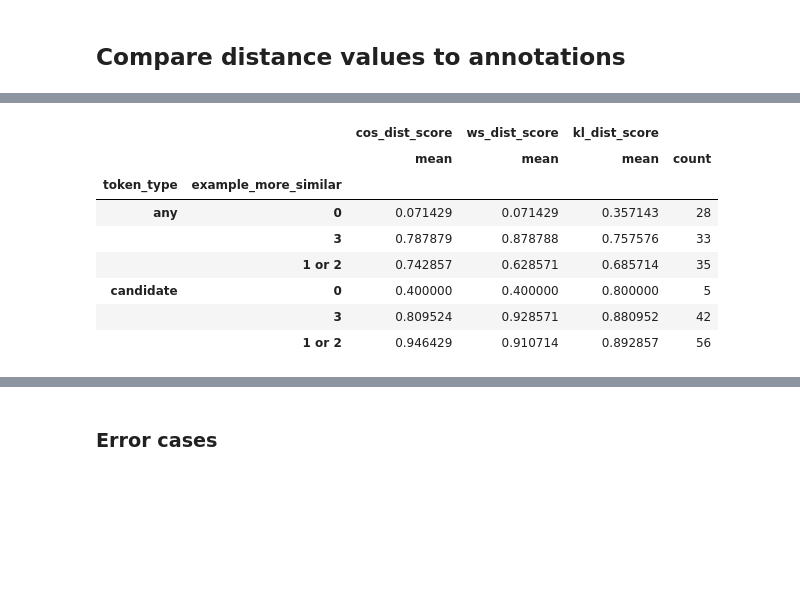
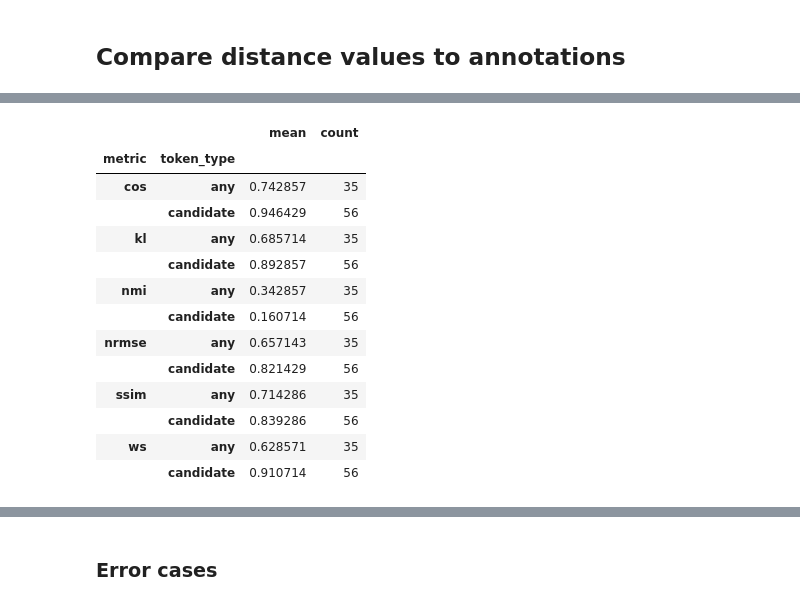
Before and after one commit to dsaynova/rome, a Jupyter notebook: notebooks/similarity_investigations_eval.ipynb, the cells around one changed output, grey strips where cells are left out. Cells and saved outputs as stored; diff of their text form; code cells hidden in the pictures; blank space fills up the shorter version.

```diff
--- a/notebooks/similarity_investigations_eval.ipynb
+++ b/notebooks/similarity_investigations_eval.ipynb
@@ -34,6 +34,26 @@ queries.head()
 | 4 | Alexandra | 0.032304 | Canada | 1.0 | 0.000007 | 4640.0 | 4.0 | ... |
 # %% [markdown]
 ## Calculate distance values
+# %%
+from skimage.metrics import structural_similarity, normalized_root_mse, normalized_mutual_information
+
+def get_ssim_dist(lama_scores, scores):
+    #ssim of 1 means completely similar, 0 dissimilar?
+    return 1-structural_similarity(im1=np.expand_dims(lama_scores, axis=2),
+                                   im2=np.expand_dims(scores, axis=2),
+                                   win_size=1,
+                                   data_range=1,
+                                   gaussian_weights=True,
+                                   sigma=1.5,
+                                   use_sample_covariance=False
+                                  )
+
+def get_norm_root_mse(lama_scores, scores):
+    return normalized_root_mse(image_true=np.expand_dims(lama_scores, axis=2), image_test=np.expand_dims(scores, axis=2))
+
+def get_norm_mutual_info(lama_scores, scores):
+    # 1 - perfectly uncorrelated and 2 - perfectly correlated
+    return normalized_mutual_information(image0=np.expand_dims(lama_scores, axis=2), image1=np.expand_dims(scores, axis=2))
 # %%
 def get_cos_dist(lama_scores, scores):
     lama_scores = np.nan_to_num(lama_scores/np.linalg.norm(lama_scores, axis=1)[:, np.newaxis])
@@ -173,6 +192,6 @@ annotated_data
 # %% [markdown]
 ## Compare distance values to annotations
 # %%
-acc_data = annotated_data.copy()
+acc_data = data.copy()
 acc_data.head()
 # %% [output]
@@ -185,7 +219,5 @@ acc_data.head()
 # %%
-cos_dist_mean = 0.0155
-ws_dist_mean = 0.0011
-kl_dist_mean = 0.0728
+means = {key: acc_data[acc_data.metric==key][["ex1", "ex2"]].mean().mean() for key in dist_metrics}
 
 def get_dist_accuracy(dist_1, dist_2, label, mean_dist):
     if label == 1:
@@ -199,8 +231,15 @@ def get_dist_accuracy(dist_1, dist_2, label, mean_dist):
     else:
         raise Exception("Annotated score not valid.")
 # %%
-acc_data["cos_dist_score"] = acc_data.apply(lambda row: get_dist_accuracy(row.cos_dist_ex1, row.cos_dist_ex2, row.example_more_similar, cos_dist_mean), axis=1)
-acc_data["ws_dist_score"] = acc_data.apply(lambda row: get_dist_accuracy(row.ws_dist_ex1, row.ws_dist_ex2, row.example_more_similar, ws_dist_mean), axis=1)
-acc_data["kl_dist_score"] = acc_data.apply(lambda row: get_dist_accuracy(row.kl_dist_ex1, row.kl_dist_ex2, row.example_more_similar, kl_dist_mean), axis=1)
+acc_data["score"] = None
+for key in dist_metrics:
+    key_mask = acc_data.metric==key
+    acc_data.loc[key_mask, "score"] = acc_data[key_mask].apply(lambda row: get_dist_accuracy(row.ex1,
+                                                                                                                 row.ex2,
+                                                                                                                 row.example_more_similar,
+                                                                                                                 means[key]),
+                                                                                   axis=1
+                                                                                  )
+acc_data["score"] = acc_data.score.astype("float")
 acc_data.head()
 # %% [output]
@@ -220,14 +269,19 @@ acc_data[["token_type", "cos_dist_score", "ws_dist_score", "kl_dist_score"]].gro
 # %%
 tmp_data = acc_data.copy()
 tmp_data["example_more_similar"] = tmp_data.example_more_similar.replace([1,2], "1 or 2")
-tmp_data[["example_more_similar", "token_type", "cos_dist_score", "ws_dist_score", "kl_dist_score"]].groupby(["token_type", "example_more_similar"]).agg({"cos_dist_score": ["mean"], "ws_dist_score": ["mean"], "kl_dist_score": ["mean", "count"]}) #.agg(["mean", "std"])
+tmp_data[tmp_data.example_more_similar=="1 or 2"].groupby(["metric", "token_type"]).score.agg(["mean", "count"]) #.agg(["mean", "std"])
 # %% [output]
-|  |  | cos_dist_score | ws_dist_score | kl_dist_score |  |
-|  |  | mean | mean | mean | count |
-| token_type | example_more_similar |  |  |  |  |
-| any | 0 | 0.071429 | 0.071429 | 0.357143 | 28 |
-|  | 3 | 0.787879 | 0.878788 | 0.757576 | 33 |
-|  | 1 or 2 | 0.742857 | 0.628571 | 0.685714 | 35 |
-| candidate | 0 | 0.400000 | 0.400000 | 0.800000 | 5 |
-|  | 3 | 0.809524 | 0.928571 | 0.880952 | 42 |
-|  | 1 or 2 | 0.946429 | 0.910714 | 0.892857 | 56 |
+|  |  | mean | count |
+| metric | token_type |  |  |
+| cos | any | 0.742857 | 35 |
+|  | candidate | 0.946429 | 56 |
+| kl | any | 0.685714 | 35 |
+|  | candidate | 0.892857 | 56 |
+| nmi | any | 0.342857 | 35 |
+|  | candidate | 0.160714 | 56 |
+| nrmse | any | 0.657143 | 35 |
+|  | candidate | 0.821429 | 56 |
+| ssim | any | 0.714286 | 35 |
+|  | candidate | 0.839286 | 56 |
+| ws | any | 0.628571 | 35 |
+|  | candidate | 0.910714 | 56 |
```
Also changed, not shown: parts of 28 cells of this notebook.
